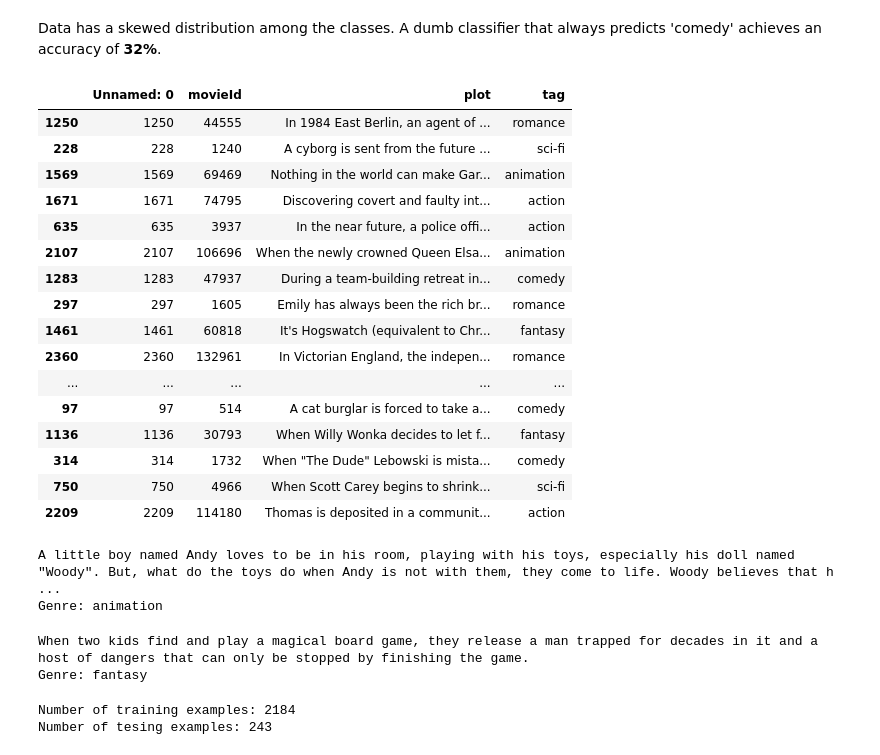
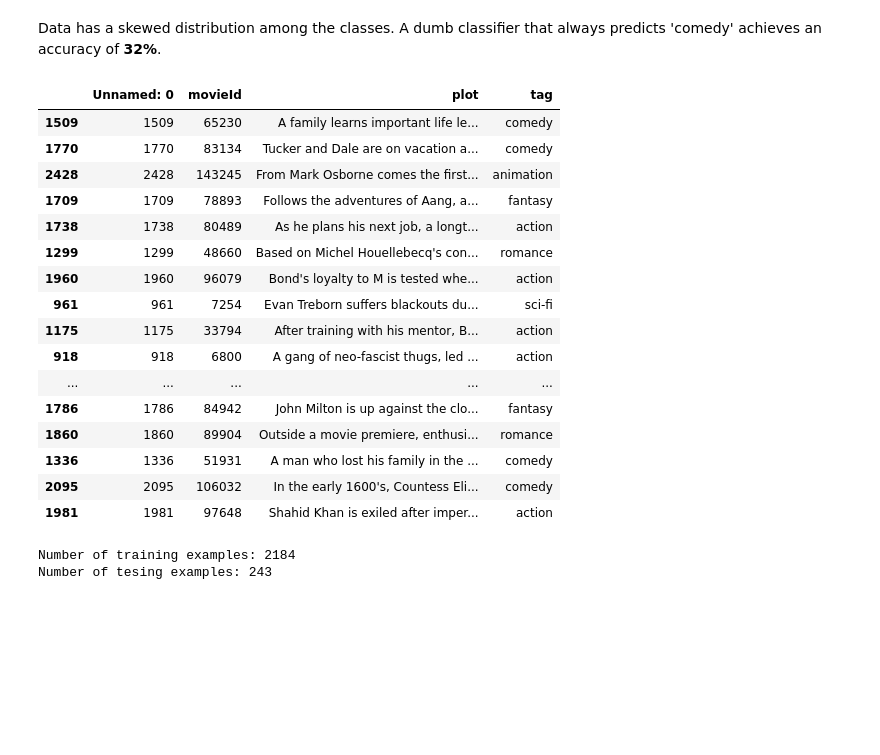
Before and after one commit to RaRe-Technologies/talks, a Jupyter notebook: 2018-03-23_MLPrague-workshop/PragueML-Word2Vec.ipynb, the cells around one changed output. Cells and saved outputs as stored; diff of their text form; code cells hidden in the pictures; blank space fills up the shorter version.

```diff
--- a/2018-03-23_MLPrague-workshop/PragueML-Word2Vec.ipynb
+++ b/2018-03-23_MLPrague-workshop/PragueML-Word2Vec.ipynb
@@ -383,23 +381,3 @@ float(df.tag.value_counts()['comedy']) / df.tag.value_counts().sum()
 0.32138442521631644
 # %% [markdown]
 Data has a skewed distribution among the classes. A dumb classifier that always predicts 'comedy' achieves an accuracy of **32%**.
-# %%
-df.sample(20)
-# %% [output]
-|  | Unnamed: 0 | movieId | plot | tag |
-| 1250 | 1250 | 44555 | In 1984 East Berlin, an agent of ... | romance |
-| 228 | 228 | 1240 | A cyborg is sent from the future ... | sci-fi |
-| 1569 | 1569 | 69469 | Nothing in the world can make Gar... | animation |
-| 1671 | 1671 | 74795 | Discovering covert and faulty int... | action |
-| 635 | 635 | 3937 | In the near future, a police offi... | action |
-| 2107 | 2107 | 106696 | When the newly crowned Queen Elsa... | animation |
-| 1283 | 1283 | 47937 | During a team-building retreat in... | comedy |
-| 297 | 297 | 1605 | Emily has always been the rich br... | romance |
-| 1461 | 1461 | 60818 | It's Hogswatch (equivalent to Chr... | fantasy |
-| 2360 | 2360 | 132961 | In Victorian England, the indepen... | romance |
-| ... | ... | ... | ... | ... |
-| 97 | 97 | 514 | A cat burglar is forced to take a... | comedy |
-| 1136 | 1136 | 30793 | When Willy Wonka decides to let f... | fantasy |
-| 314 | 314 | 1732 | When "The Dude" Lebowski is mista... | comedy |
-| 750 | 750 | 4966 | When Scott Carey begins to shrink... | sci-fi |
-| 2209 | 2209 | 114180 | Thomas is deposited in a communit... | action |
@@ -412,13 +384,24 @@ def print_plot(index):
-# %%
-print_plot(0)
-# %% [output]
-A little boy named Andy loves to be in his room, playing with his toys, especially his doll named "Woody". But, what do the toys do when Andy is not with them, they come to life. Woody believes that h ...
-Genre: animation
-# %%
-print_plot(1)
-# %% [output]
-When two kids find and play a magical board game, they release a man trapped for decades in it and a host of dangers that can only be stopped by finishing the game.
-Genre: fantasy
+# %%
+pd.set_option('display.max_colwidth', -1)
+df.sample(20)
+# %% [output]
+|  | Unnamed: 0 | movieId | plot | tag |
+| 1509 | 1509 | 65230 | A family learns important life le... | comedy |
+| 1770 | 1770 | 83134 | Tucker and Dale are on vacation a... | comedy |
+| 2428 | 2428 | 143245 | From Mark Osborne comes the first... | animation |
+| 1709 | 1709 | 78893 | Follows the adventures of Aang, a... | fantasy |
+| 1738 | 1738 | 80489 | As he plans his next job, a longt... | action |
+| 1299 | 1299 | 48660 | Based on Michel Houellebecq's con... | romance |
+| 1960 | 1960 | 96079 | Bond's loyalty to M is tested whe... | action |
+| 961 | 961 | 7254 | Evan Treborn suffers blackouts du... | sci-fi |
+| 1175 | 1175 | 33794 | After training with his mentor, B... | action |
+| 918 | 918 | 6800 | A gang of neo-fascist thugs, led ... | action |
+| ... | ... | ... | ... | ... |
+| 1786 | 1786 | 84942 | John Milton is up against the clo... | fantasy |
+| 1860 | 1860 | 89904 | Outside a movie premiere, enthusi... | romance |
+| 1336 | 1336 | 51931 | A man who lost his family in the ... | comedy |
+| 2095 | 2095 | 106032 | In the early 1600's, Countess Eli... | comedy |
+| 1981 | 1981 | 97648 | Shahid Khan is exiled after imper... | action |
 # %%
 train_data, test_data = train_test_split(df, test_size=0.1, random_state=42)
 # %%
```
Also changed, not shown: parts of 30 cells of this notebook.
